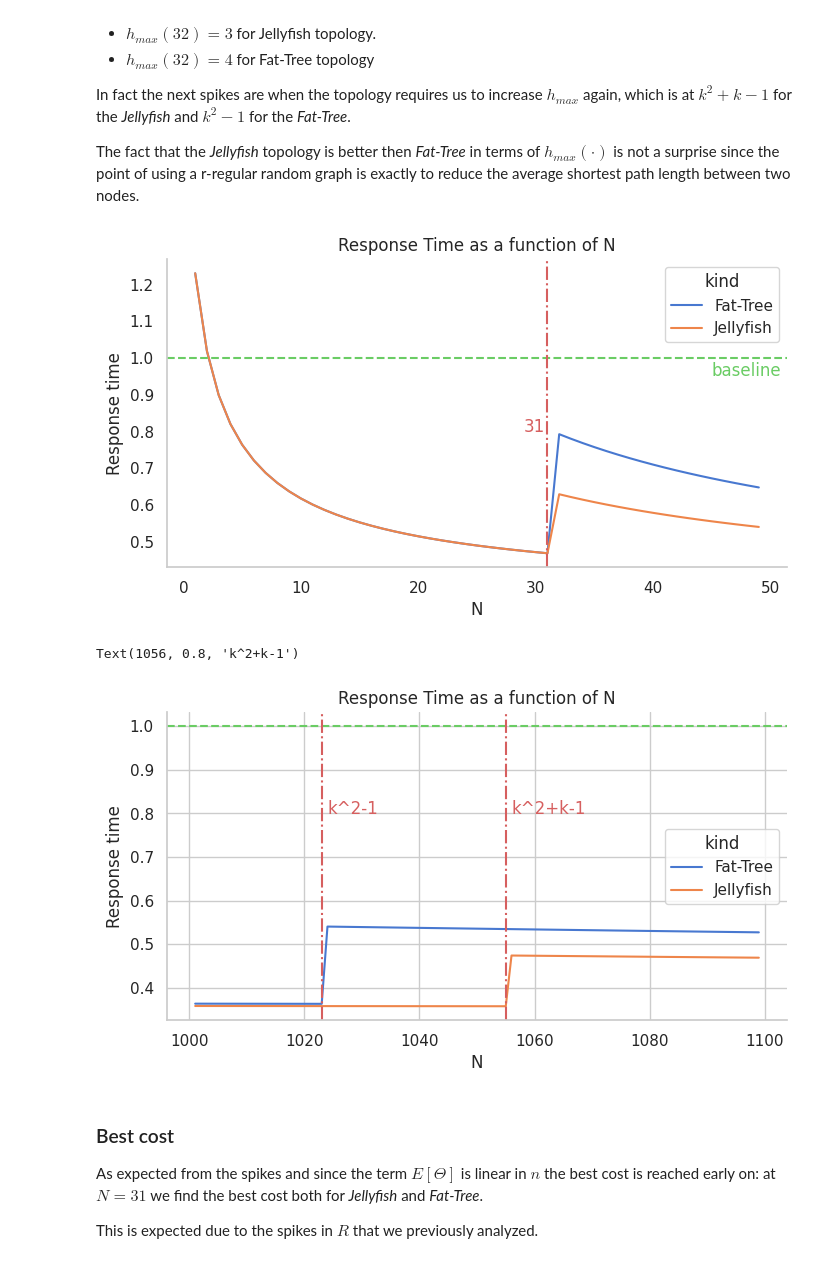
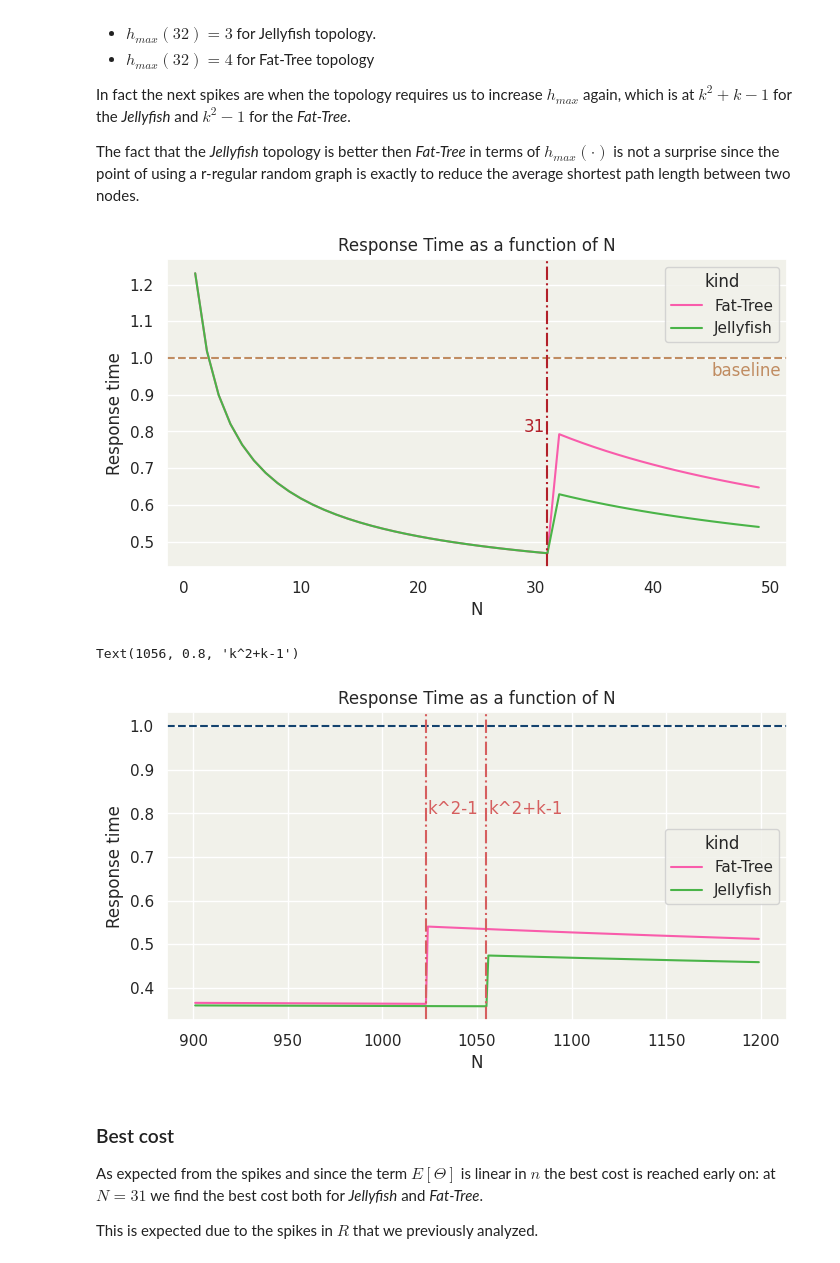
Before and after one commit to Mamiglia/NBD-DC_HW1, a Jupyter notebook: part-two.ipynb, the cells around one changed output. Saved outputs shown, nothing was run; the diff lists cells and outputs as text; code cells hidden in the pictures.

Commit message:
Graph aestethics

```diff
--- a/part-two.ipynb
+++ b/part-two.ipynb
@@ -17,12 +17,16 @@ import networkx as nx
 
 plt.rcParams["figure.figsize"] = (8,4)
 colors = {
-    'Fat-Tree': sns.color_palette('muted')[0],
-    'Jellyfish' : sns.color_palette('muted')[1],
-    'baseline' : sns.color_palette('muted')[2],
-    'accent' : sns.color_palette('muted')[3]
+    'Fat-Tree': '#F95CAB',
+    'Jellyfish' :  '#4AB448',
+    'baseline' :'#C08C61',
+    'accent' : '#B22029',
 }
 
 custom_params = {"axes.spines.right": False, "axes.spines.top": False}
 sns.set_theme(style="whitegrid", palette='muted', rc = custom_params)
+
+sns.set(rc={'axes.facecolor':'#F1F1EA', 'figure.facecolor':'white'})
+sns.set_palette(sns.color_palette(['#F95CAB', '#4AB448', '#C08C61', '#B22029']))
+
 N = 10000
@@ -272,34 +278,33 @@ ax.set(
 plt.axhline(y=1, color=colors['baseline'], linestyle = '--')
 plt.annotate('baseline', xy = (45, .95), color = colors['baseline'])
 
-colors['accent'] = sns.color_palette('muted')[3]
 plt.annotate('31', xy = (29, .8), color = colors['accent'])
 plt.axvline(x=31, color=colors['accent'], linestyle = '-.')
 
-plt.grid(False)
+plt.gca().xaxis.grid(False)
 # %% [output]
-[figure, old version]
+[figure, new version]
 # %%
 ax = sns.lineplot(
-    trials[(1000 < trials.N) & (trials.N < 1100)],
+    trials[(900 < trials.N) & (trials.N < 1200)],
     x = 'N',
     y = 'R_scaled',
     hue = 'kind'
 )
 ax.set(
     title = 'Response Time as a function of N',
     ylabel = 'Response time'
 )
 plt.axhline(y=1, color=colors['baseline'], linestyle = '--')
 plt.annotate('baseline', xy = (45, .95), color = colors['baseline'])
 
 plt.axvline(x=k**2-1, color=colors['accent'], linestyle = '-.')
 plt.annotate('k^2-1', xy = (k**2, .8), color = colors['accent'])
 plt.axvline(x=k-1+k**2, color=colors['accent'], linestyle = '-.')
 plt.annotate('k^2+k-1', xy = (k+k**2, .8), color = colors['accent'])
 # %% [output]
 Text(1056, 0.8, 'k^2+k-1')
-[figure, old version]
+[figure, new version]
 # %% [markdown]
 ### Best cost
 
```
Also changed, not shown: parts of 8 cells of this notebook.
